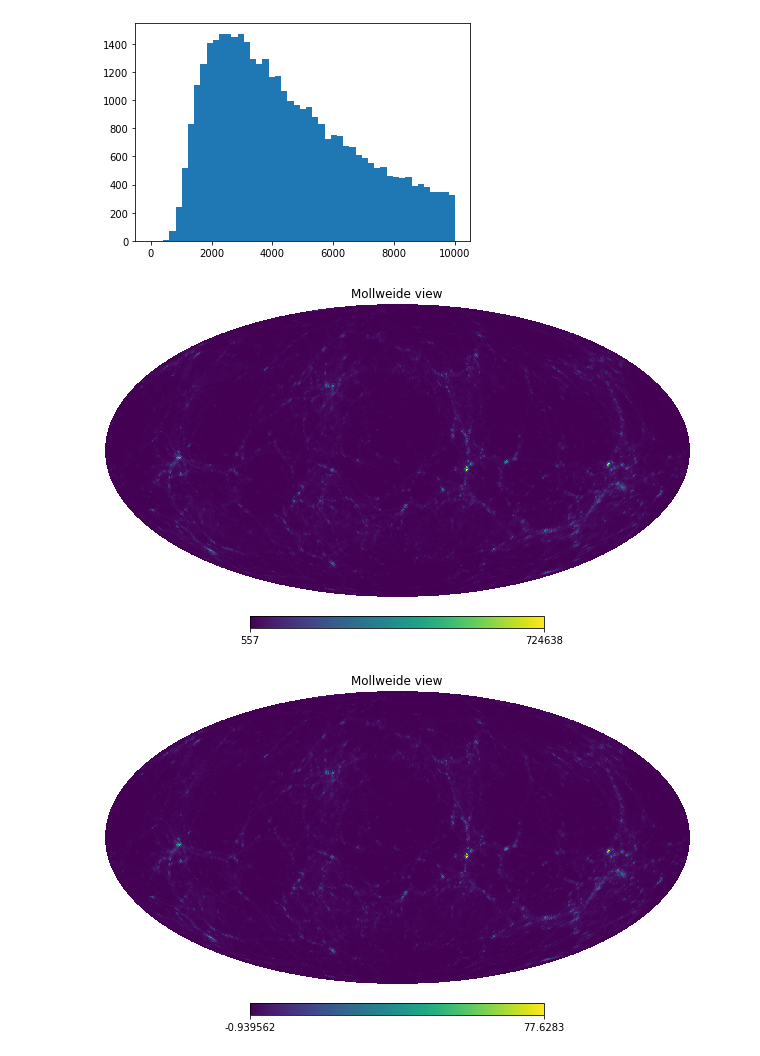
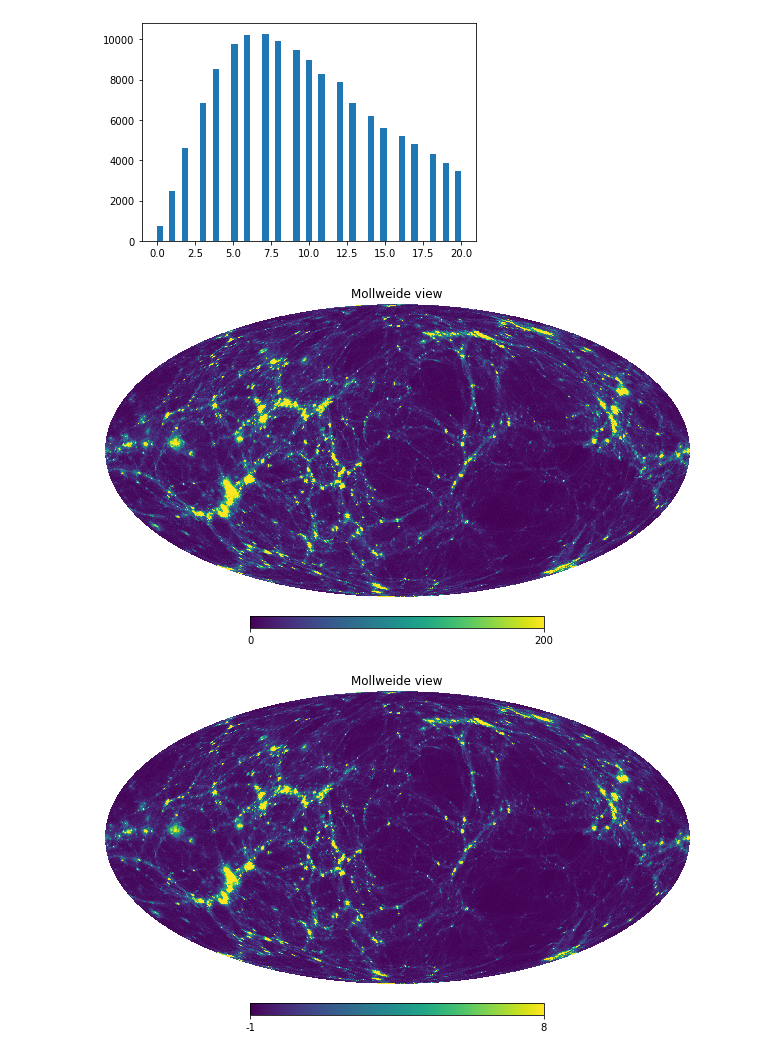
Before and after one commit to wurdahl/kSZfromPC, a Jupyter notebook: Opening-FITS.ipynb, the cells around one changed output. Saved outputs shown, nothing was run; the diff lists cells and outputs as text; code cells hidden in the pictures.

```diff
--- a/Opening-FITS.ipynb
+++ b/Opening-FITS.ipynb
@@ -6,17 +6,17 @@ import matplotlib.pyplot as plt
 import numpy as np
 import healpy as hp
 # %%
-m = hp.read_map("map.fits")
+densityCount = hp.read_map("DensityCount.fits")
 # %%
-plt.hist(m,bins=np.linspace(0,10000));
+plt.hist(densityCount,bins=np.linspace(0,20));
 # %% [output]
-[figure, old version]
+[figure, new version]
 # %%
-hp.mollview(m,xsize=3200)
+hp.mollview(densityCount,xsize=3200, max=200)
 # %% [output]
-[figure, old version]
+[figure, new version]
 # %%
 o = hp.read_map("overdensity.fits")
-hp.mollview(o,xsize=3200)
+hp.mollview(o,xsize=3200, max=8)
 # %% [output]
-[figure, old version]
+[figure, new version]
```
Also changed, not shown: parts of 2 cells of this notebook, 6 other files.
